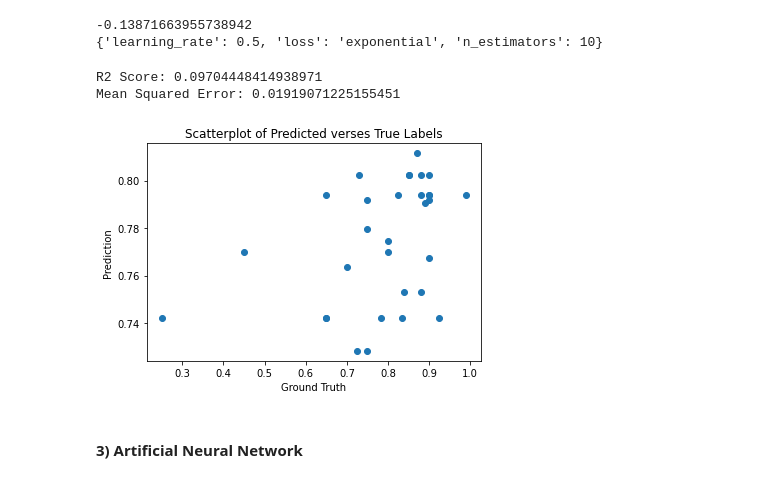
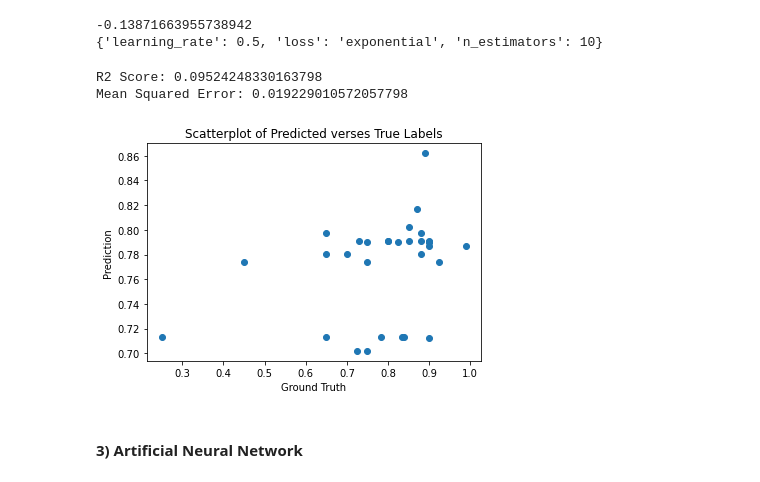
Before and after one commit to amandahutter/Movies-Analysis, a Jupyter notebook: Movies.ipynb, the cells around one changed output. Drawn from its saved outputs; the diff is of its cells as text; code cells hidden in the pictures.

```diff
--- a/Movies.ipynb
+++ b/Movies.ipynb
@@ -1400,7 +1400,7 @@ make_GridSearchCV_DT(X_Train_3, Y_Train_3)
 Best Params
 # %%
 dt_model = DecisionTreeRegressor(criterion = 'mse', splitter = 'random',
-                                 max_depth = 3, min_samples_leaf = 4,
+                                 max_depth = 4, min_samples_leaf = 7,
                                  random_state = 42)
 
 dt_model.fit(X_Train_3, Y_Train_3)
@@ -1442,24 +1442,24 @@ make_GridSearchCV_Boosted_DT(X_Train_3, Y_Train_3)
 {'learning_rate': 0.5, 'loss': 'exponential', 'n_estimators': 10}
 # %%
 boosted_dt_model = AdaBoostRegressor(base_estimator = DecisionTreeRegressor(max_depth=3),
-                                     n_estimators = 10, learning_rate = 0.5, loss = 'linear',
+                                     n_estimators = 10, learning_rate = 0.5, loss = 'exponential',
                                      random_state = 42)
 
 boosted_dt_model.fit(X_Train_3, Y_Train_3)
 Y_Test_Pred = boosted_dt_model.predict(X_Test_3)
 
 print("R2 Score:", r2_score(Y_Test_3, Y_Test_Pred))
 print("Mean Squared Error:",mean_squared_error(Y_Test_3, Y_Test_Pred))
 
 plt.scatter(Y_Test_3, Y_Test_Pred)
 plt.title('Scatterplot of Predicted verses True Labels')
 plt.xlabel('Ground Truth')
 plt.ylabel('Prediction')
 plt.show()
 # %% [output]
-R2 Score: 0.09704448414938971
-Mean Squared Error: 0.01919071225155451
+R2 Score: 0.09524248330163798
+Mean Squared Error: 0.019229010572057798
-[figure, old version]
+[figure, new version]
 # %% [markdown]
 #### 3) Artificial Neural Network
 # %%
```
Also changed, not shown: parts of 6 cells of this notebook.
